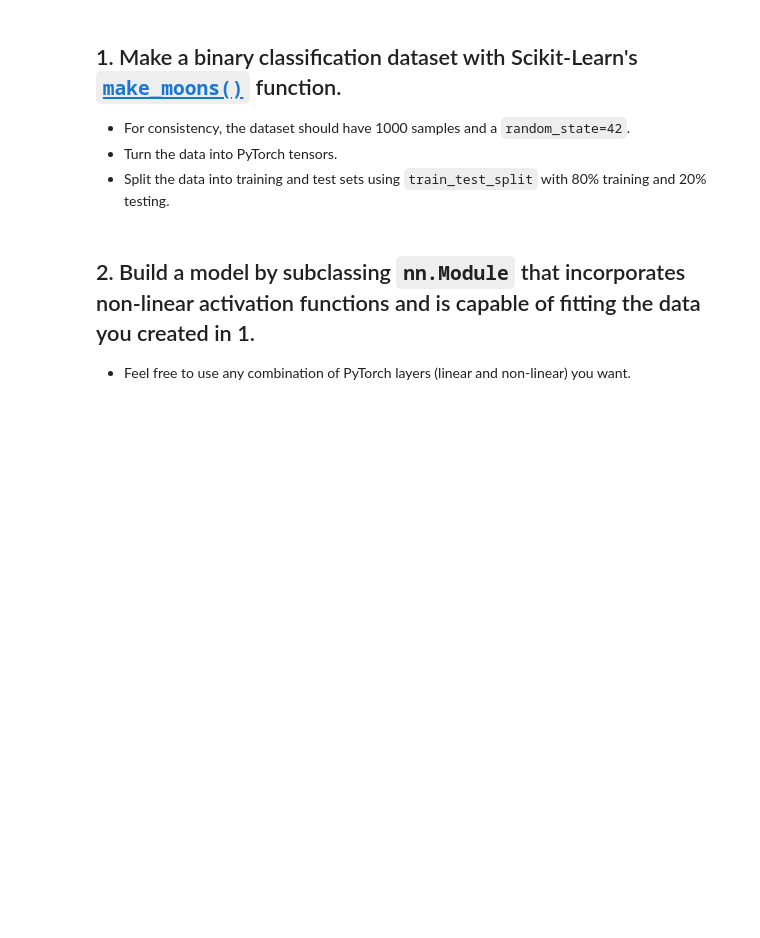
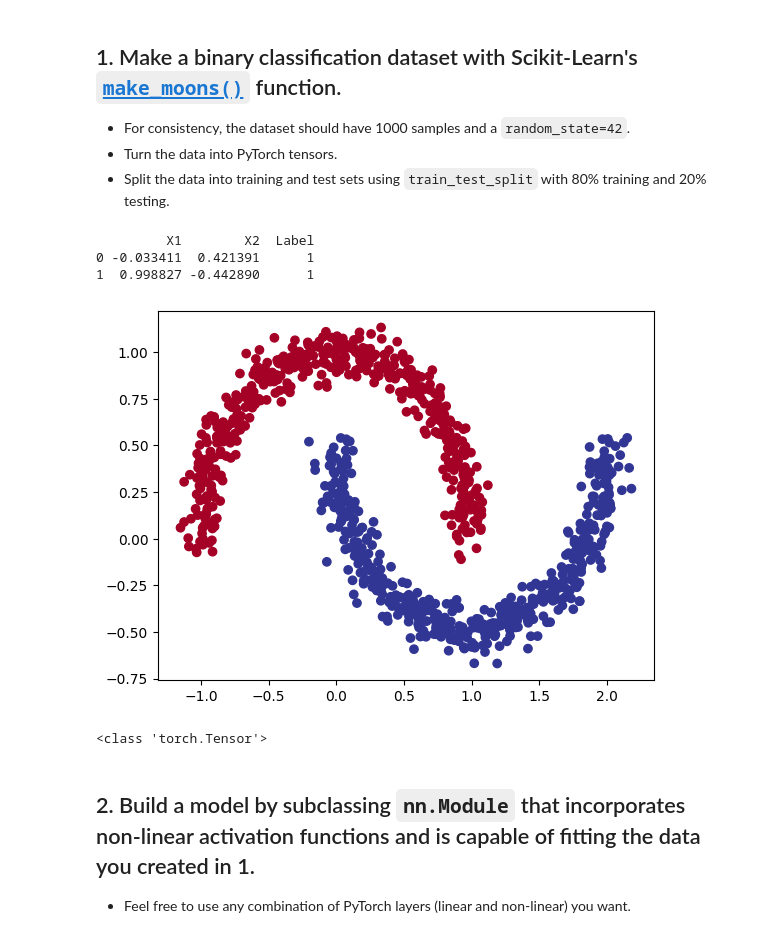
Before and after one commit to Machmurka/UnderstandingDeepLearning, a Jupyter notebook: Learn PyTorch for Deep Learning/02_pytorch_classification_exercises.ipynb, the cells around one changed output. Cells and saved outputs as stored; diff of their text form; code cells hidden in the pictures; blank space fills up the shorter version.

```diff
--- a/Learn PyTorch for Deep Learning/02_pytorch_classification_exercises.ipynb
+++ b/Learn PyTorch for Deep Learning/02_pytorch_classification_exercises.ipynb
@@ -32,21 +32,43 @@ RANDOM_SEED = 42
 # Create a dataset with Scikit-Learn's make_moons()
 from sklearn.datasets import make_moons
 x,y = make_moons(
-    n_samples=1000
-    random_state=42
+    n_samples=1000,
+    random_state=42,
+    noise=0.07
 )
+# print(x,y)
 # %%
 # Turn data into a DataFrame
 import pandas as pd
+moonsDF=pd.DataFrame({
+    'X1':x[:,0],
+    'X2':x[:,1],
+    'Label':y
+})
+print(moonsDF.head(2))
+# %% [output]
+         X1        X2  Label
+0 -0.033411  0.421391      1
+1  0.998827 -0.442890      1
 # %%
 # Visualize the data on a scatter plot
 import matplotlib.pyplot as plt
+plt.scatter(x[:,0],x[:,1],c=y,cmap=plt.cm.RdYlBu)
+plt.show()
+# %% [output]
+[figure, added]
 # %%
 # Turn data into tensors of dtype float
-
+print(type(x))
+#just changing type
+x=torch.tensor(x,dtype=torch.float)
+y=torch.tensor(y,dtype=torch.float)
 
 # Split the data into train and test sets (80% train, 20% test)
 from sklearn.model_selection import train_test_split
+x_train,x_test,y_train,y_test=train_test_split(x,y,test_size=0.2)
+# %% [output]
+<class 'torch.Tensor'>
 # %% [markdown]
 ## 2. Build a model by subclassing `nn.Module` that incorporates non-linear activation functions and is capable of fitting the data you created in 1.
   * Feel free to use any combination of PyTorch layers (linear and non-linear) you want.
```
Also changed, not shown: parts of 1 cell of this notebook.
